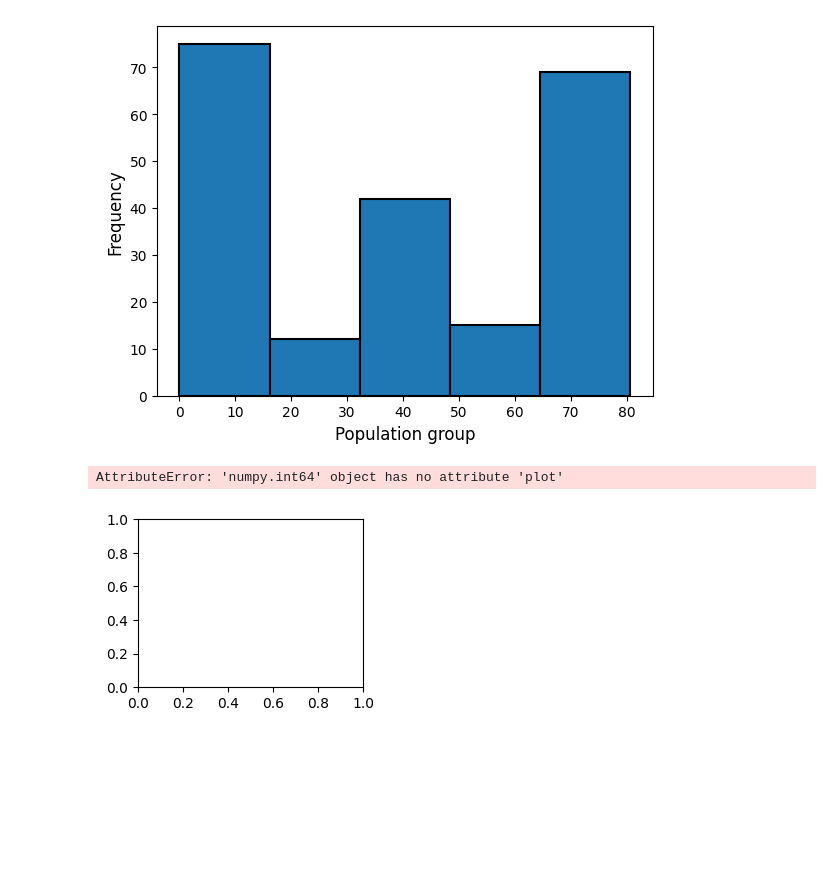
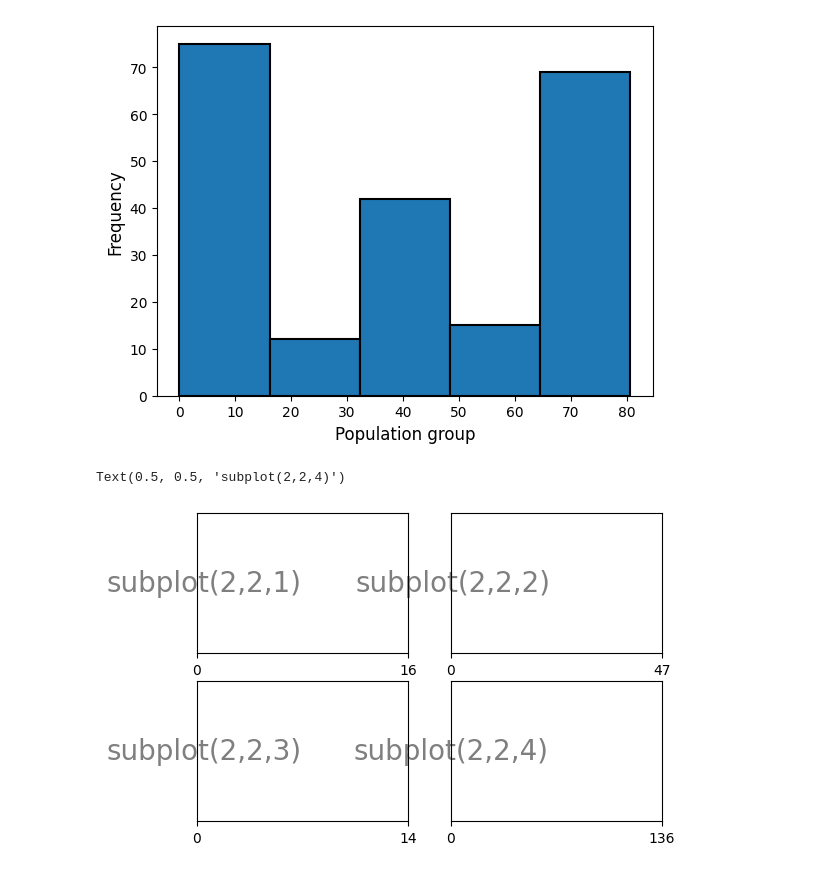
Before and after one commit to JahCSpeed/Data-Man, a Jupyter notebook: Hw3/eucities_temps.ipynb, the cells around one changed output. Saved outputs shown, nothing was run; the diff lists cells and outputs as text; code cells hidden in the pictures; blank space fills up the shorter version.

```diff
--- a/Hw3/eucities_temps.ipynb
+++ b/Hw3/eucities_temps.ipynb
@@ -102,12 +102,37 @@ plt.hist(df['population'], linewidth=1.5, edgecolor='black', bins=5)
 plt.show()
 # %% [output]
 [figure]
-# %%
-#4
-fig1 = plt.figure(1)
-ax1 = plt.subplot2grid(shape = (2,2),loc = (0,0))
-region = df.groupby(['EU','coastline']).count()['city'].to_frame('City Count')
-ax1.plot(region['City Count'][0].plot(kind='scatter'))
-# %% [output]
-AttributeError: 'numpy.int64' object has no attribute 'plot'
-[figure, removed]
+# %%
+#4
+fig = plt.figure(figsize=(6, 4))
+region = df.groupby(['EU','coastline']).count()['city'].to_frame('City Count')
+
+sub1 = plt.subplot(region['City Count'].plot(kind='scatter'))
+sub1.set_xticks((0,region['City Count'][0]))
+sub1.set_yticks(())
+sub1.text(0.5, 0.5, 'subplot(2,2,1)', ha='center', va='center',
+        size=20, alpha=.5)
+
+sub2 = plt.subplot(2, 2, 2)
+#sub2.title("(No,Yes)")
+sub2.set_xticks((0,region['City Count'][1]))
+sub2.set_yticks(())
+sub2.text(0.5, 0.5, 'subplot(2,2,2)', ha='center', va='center',
+        size=20, alpha=.5)
+
+sub3 = plt.subplot(2, 2, 3)
+#sub3.title("(Yes,No)")
+sub3.set_xticks((0,region['City Count'][2]))
+sub3.set_yticks(())
+sub3.text(0.5, 0.5, 'subplot(2,2,3)', ha='center', va='center',
+        size=20, alpha=.5)
+
+sub4 = plt.subplot(2, 2, 4)
+#sub4.title("(Yes,Yes)")
+sub4.set_xticks((0,region['City Count'][3]))
+sub4.set_yticks(())
+sub4.text(0.5, 0.5, 'subplot(2,2,4)', ha='center', va='center',
+        size=20, alpha=.5, )
+# %% [output]
+Text(0.5, 0.5, 'subplot(2,2,4)')
+[figure, added]
```
Also changed, not shown: 4 other files.
